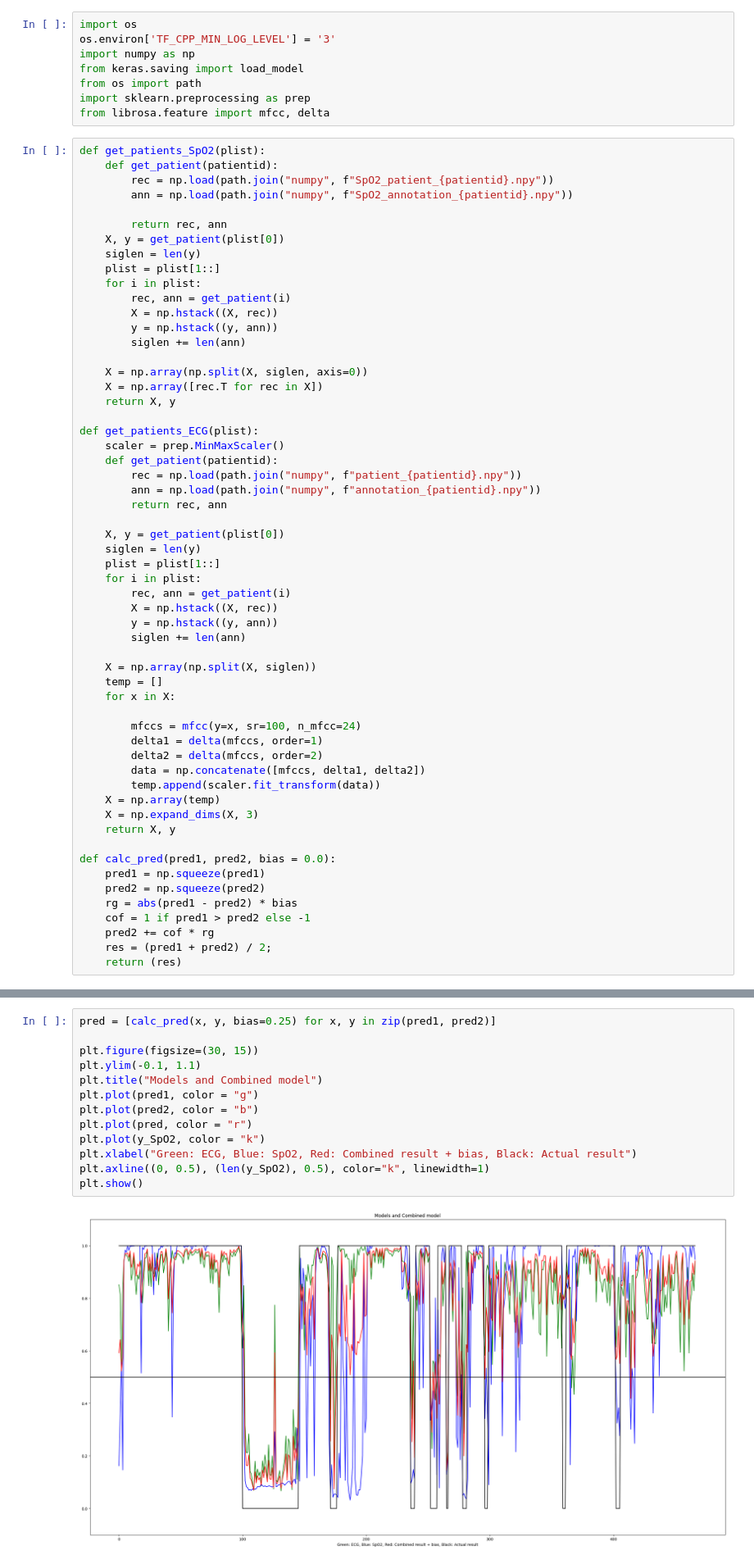
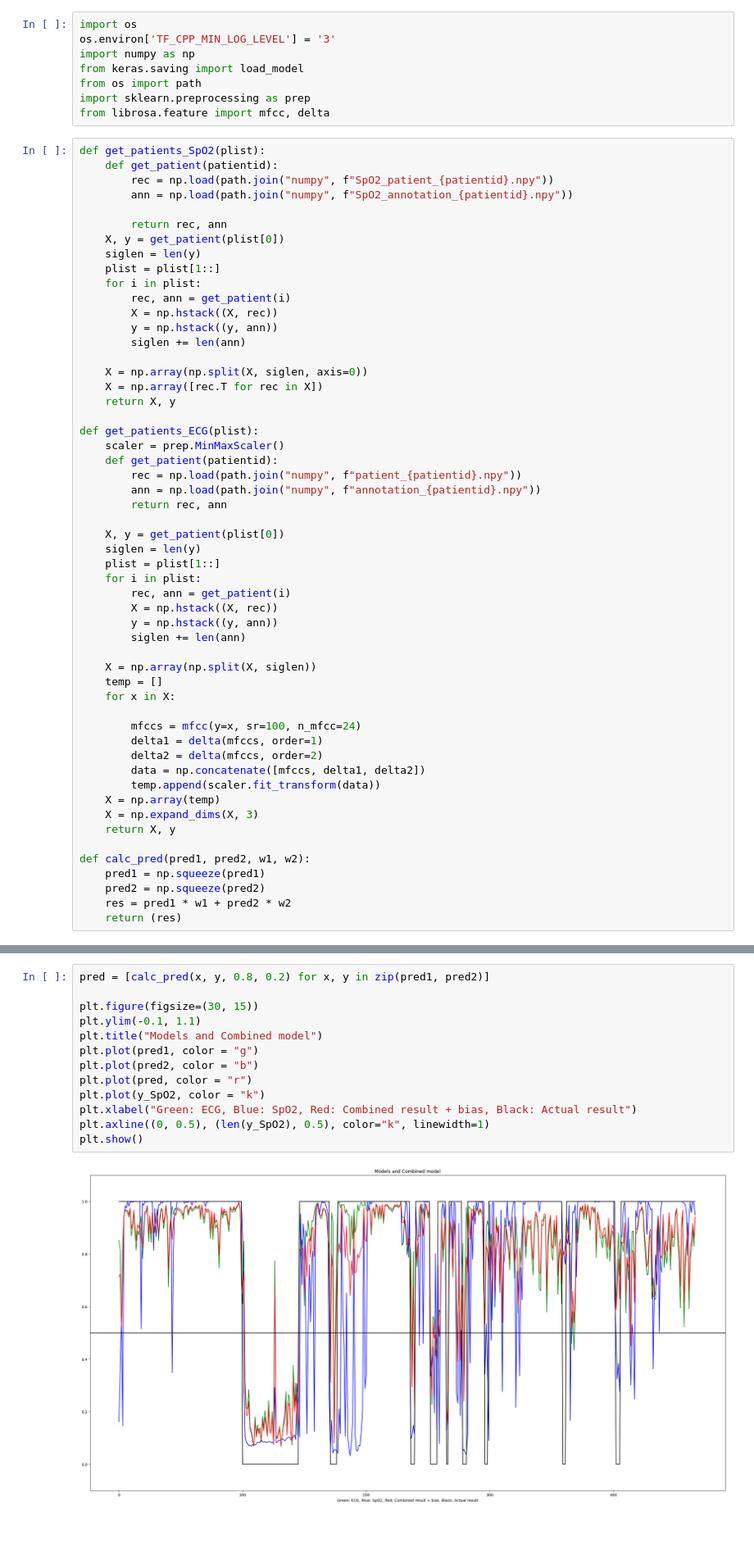
Before and after one commit to lucky-and-minie222702/OSA-detection-using-ECG, a Jupyter notebook: preview_overall.ipynb, the cells around one changed output, grey strips where cells are left out. Shown at 82% size. Drawn from its saved outputs; the diff is of its cells as text; blank space fills up the shorter version.

```diff
--- a/preview_overall.ipynb
+++ b/preview_overall.ipynb
@@ -59,13 +59,10 @@ def get_patients_ECG(plist):
     X = np.expand_dims(X, 3)
     return X, y
 
-def calc_pred(pred1, pred2, bias = 0.0):
+def calc_pred(pred1, pred2, w1, w2):
     pred1 = np.squeeze(pred1)
     pred2 = np.squeeze(pred2)
-    rg = abs(pred1 - pred2) * bias
-    cof = 1 if pred1 > pred2 else -1
-    pred2 += cof * rg
-    res = (pred1 + pred2) / 2;
+    res = pred1 * w1 + pred2 * w2
     return (res)
 # %%
 
@@ -91,18 +88,18 @@ pred2 = SpO2_model.predict(X_SpO2).flatten()
 # %%
-pred = [calc_pred(x, y, bias=0.25) for x, y in zip(pred1, pred2)]
+pred = [calc_pred(x, y, 0.8, 0.2) for x, y in zip(pred1, pred2)]
 
 plt.figure(figsize=(30, 15))
 plt.ylim(-0.1, 1.1)
 plt.title("Models and Combined model")
 plt.plot(pred1, color = "g")
 plt.plot(pred2, color = "b")
 plt.plot(pred, color = "r")
 plt.plot(y_SpO2, color = "k")
 plt.xlabel("Green: ECG, Blue: SpO2, Red: Combined result + bias, Black: Actual result")
 plt.axline((0, 0.5), (len(y_SpO2), 0.5), color="k", linewidth=1)
 plt.show()
 # %% [output]
-[figure, old version]
+[figure, new version]
 # %%
 plt.figure(figsize=(20, 10))
 plt.ylim(-0.1, 1.1)
```
Also changed, not shown: parts of 3 cells of this notebook, 5 other files.
